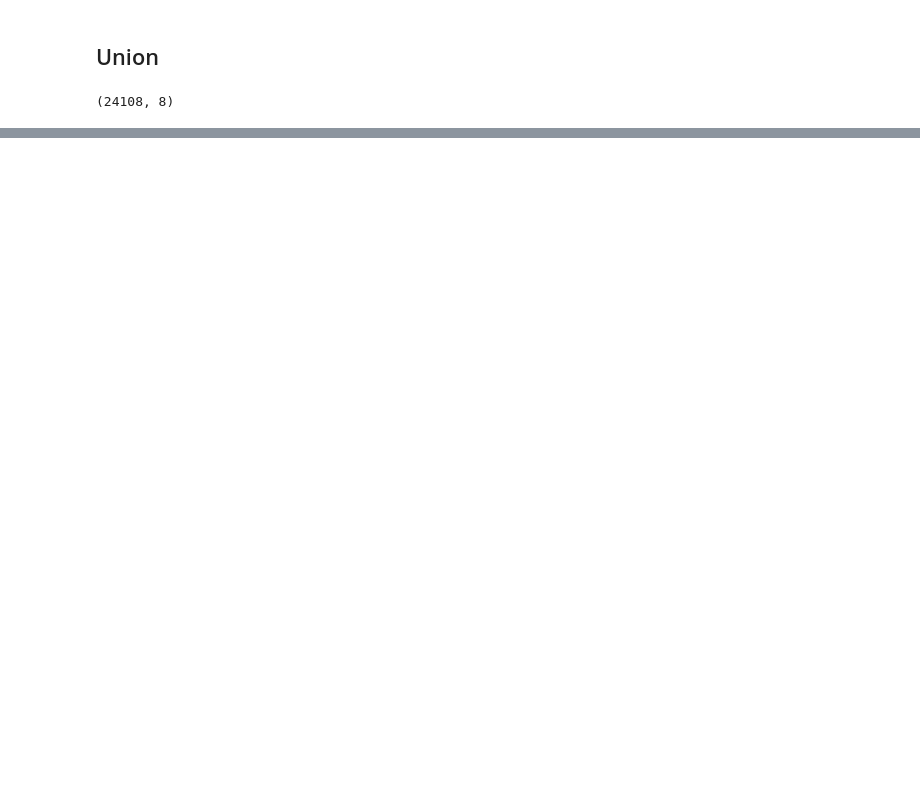
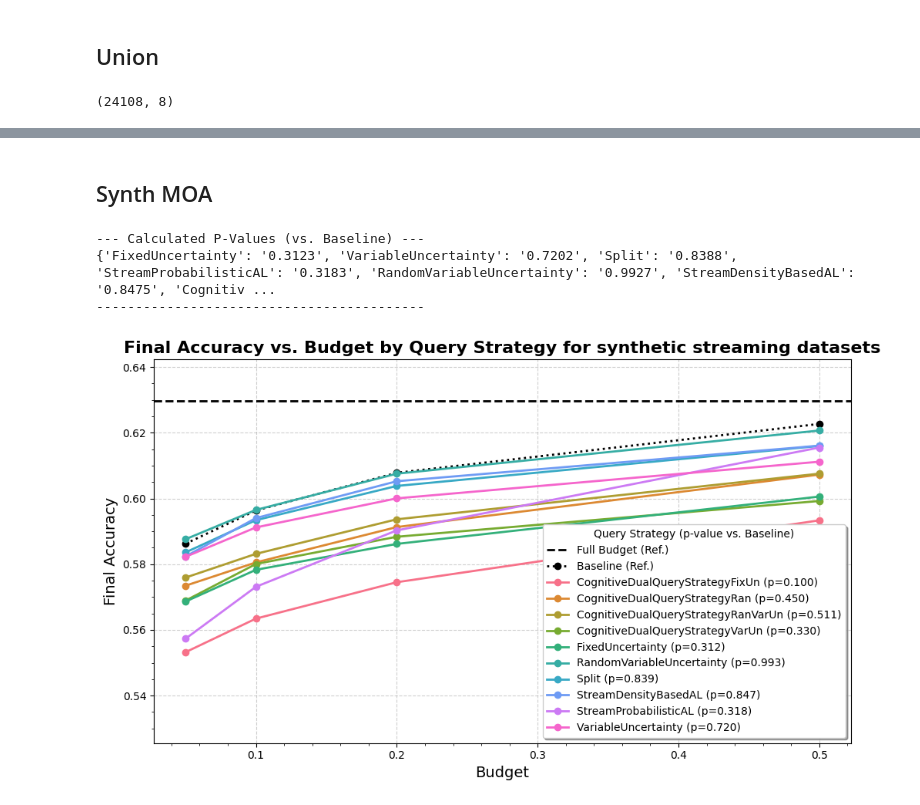
Before and after one commit to gschacon/masters_active_learning, a Jupyter notebook: notebooks/results_exploration.ipynb, the cells around one changed output, grey strips where cells are left out. Saved outputs shown, nothing was run; the diff lists cells and outputs as text; code cells hidden in the pictures; blank space fills up the shorter version.

```diff
--- a/notebooks/results_exploration.ipynb
+++ b/notebooks/results_exploration.ipynb
@@ -717,0 +450,10 @@ plot_accuracy_vs_budget(df_union_new, calculate_p_values(df_union_new))
+# %% [markdown]
+## Synth MOA
+# %%
+df_synth_moa_new =  unify_query_strategies(df_synth_moa)
+plot_accuracy_vs_budget(df_synth_moa_new, calculate_p_values(df_synth_moa_new), 'synthetic streaming')
+# %% [output]
+--- Calculated P-Values (vs. Baseline) ---
+{'FixedUncertainty': '0.3123', 'VariableUncertainty': '0.7202', 'Split': '0.8388', 'StreamProbabilisticAL': '0.3183', 'RandomVariableUncertainty': '0.9927', 'StreamDensityBasedAL': '0.8475', 'Cognitiv ...
+------------------------------------------
+[figure, added]
```
Also changed, not shown: parts of 31 cells of this notebook.
